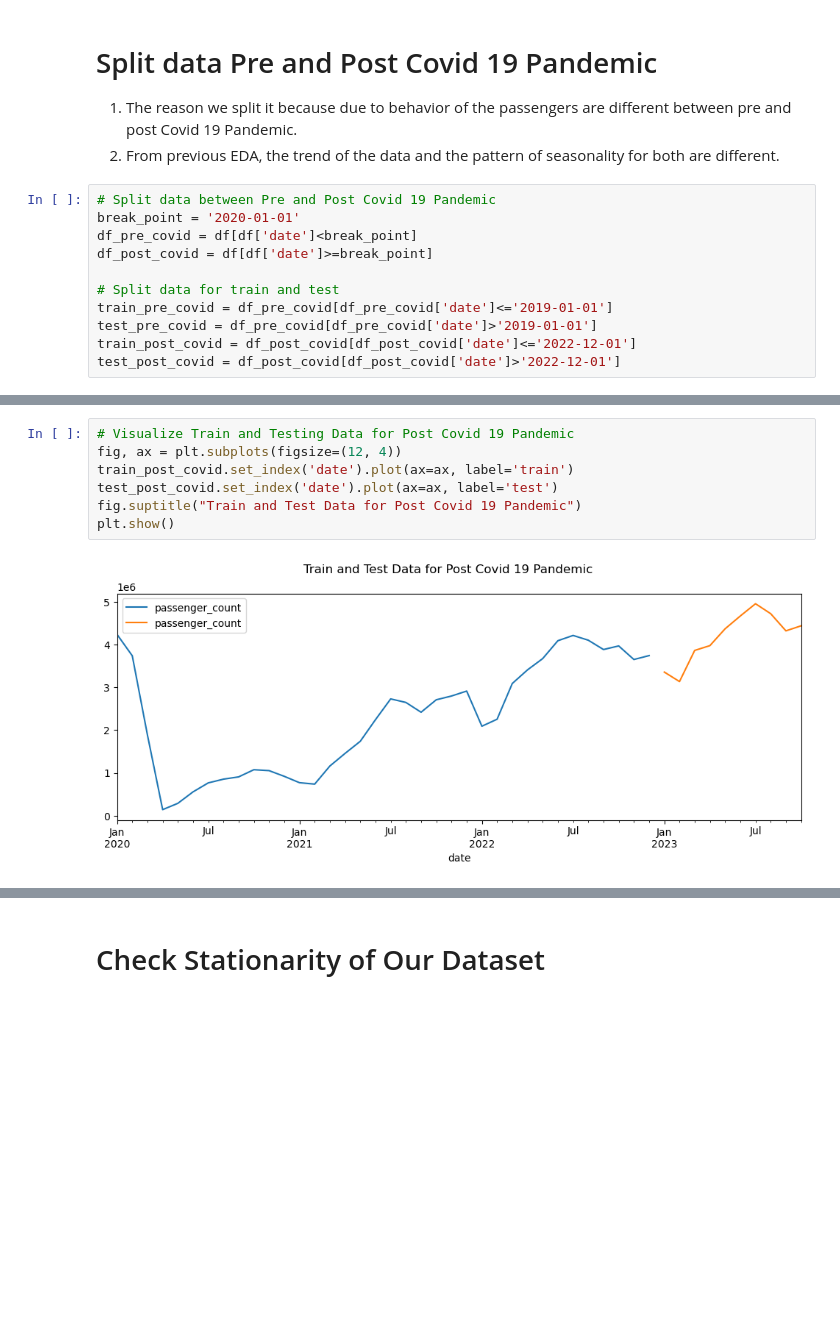
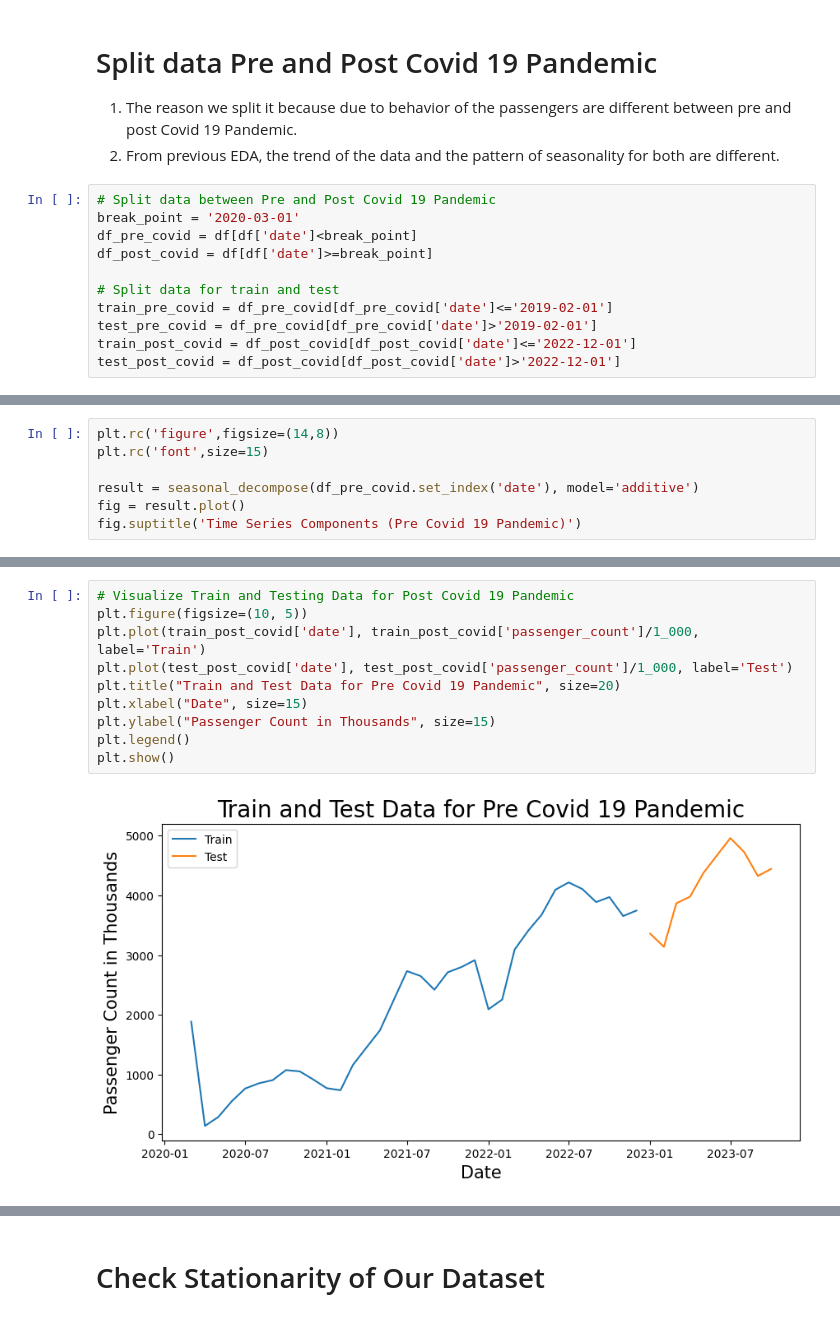
Before and after one commit to marcellinus-witarsah/us-air-passenger-forecast, a Jupyter notebook: notebooks/02-modelling-20240113.ipynb, the cells around one changed output, grey strips where cells are left out. Drawn from its saved outputs; the diff is of its cells as text; blank space fills up the shorter version.

```diff
--- a/notebooks/02-modelling-20240113.ipynb
+++ b/notebooks/02-modelling-20240113.ipynb
@@ -36,12 +40,12 @@ df = df.rename(columns={
 2. From previous EDA, the trend of the data and the pattern of seasonality for both are different.
 # %%
 # Split data between Pre and Post Covid 19 Pandemic
-break_point = '2020-01-01'
+break_point = '2020-03-01'
 df_pre_covid = df[df['date']<break_point]
 df_post_covid = df[df['date']>=break_point]
 
 # Split data for train and test
-train_pre_covid = df_pre_covid[df_pre_covid['date']<='2019-01-01']
-test_pre_covid = df_pre_covid[df_pre_covid['date']>'2019-01-01']
+train_pre_covid = df_pre_covid[df_pre_covid['date']<='2019-02-01']
+test_pre_covid = df_pre_covid[df_pre_covid['date']>'2019-02-01']
 train_post_covid = df_post_covid[df_post_covid['date']<='2022-12-01']
 test_post_covid = df_post_covid[df_post_covid['date']>'2022-12-01']
@@ -56,0 +76,7 @@ plt.show()
+# %%
+plt.rc('figure',figsize=(14,8))
+plt.rc('font',size=15)
+
+result = seasonal_decompose(df_pre_covid.set_index('date'), model='additive')
+fig = result.plot()
+fig.suptitle('Time Series Components (Pre Covid 19 Pandemic)')
@@ -57,9 +86,12 @@ plt.show()
 # %%
 # Visualize Train and Testing Data for Post Covid 19 Pandemic
-fig, ax = plt.subplots(figsize=(12, 4))
-train_post_covid.set_index('date').plot(ax=ax, label='train')
-test_post_covid.set_index('date').plot(ax=ax, label='test')
-fig.suptitle("Train and Test Data for Post Covid 19 Pandemic")
+plt.figure(figsize=(10, 5))
+plt.plot(train_post_covid['date'], train_post_covid['passenger_count']/1_000, label='Train')
+plt.plot(test_post_covid['date'], test_post_covid['passenger_count']/1_000, label='Test')
+plt.title("Train and Test Data for Pre Covid 19 Pandemic", size=20)
+plt.xlabel("Date", size=15)
+plt.ylabel("Passenger Count in Thousands", size=15)
+plt.legend()
 plt.show()
 # %% [output]
-[figure, old version]
+[figure, new version]
```
Also changed, not shown: parts of 6 cells of this notebook, 1 other file.
